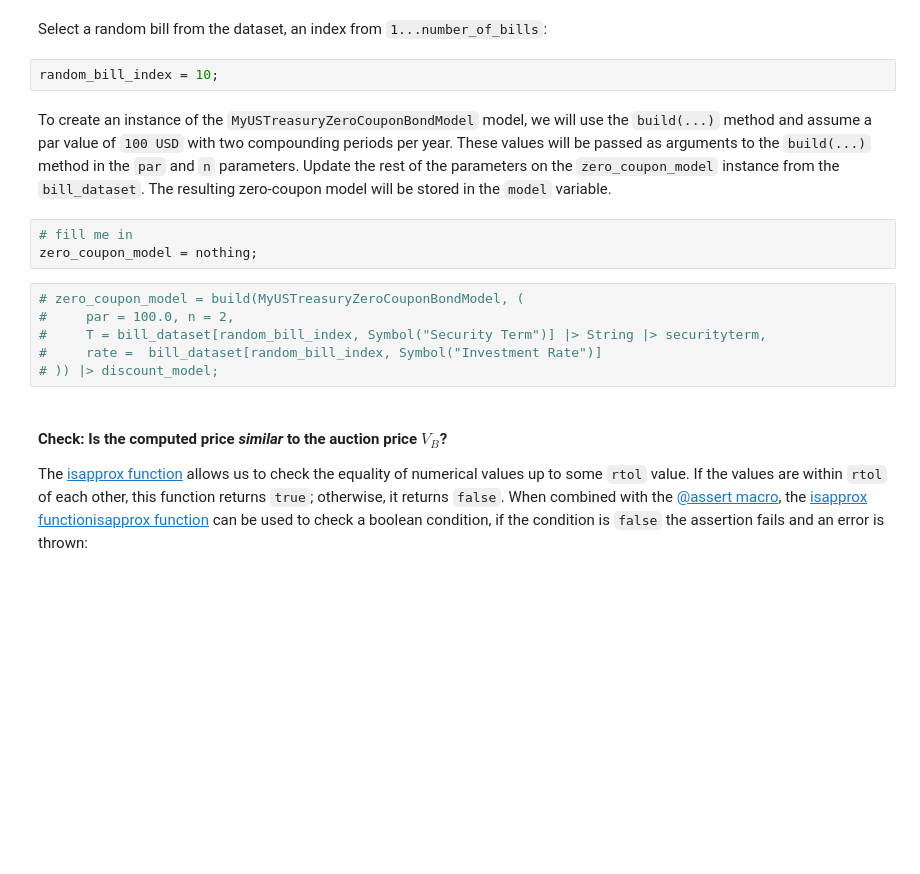
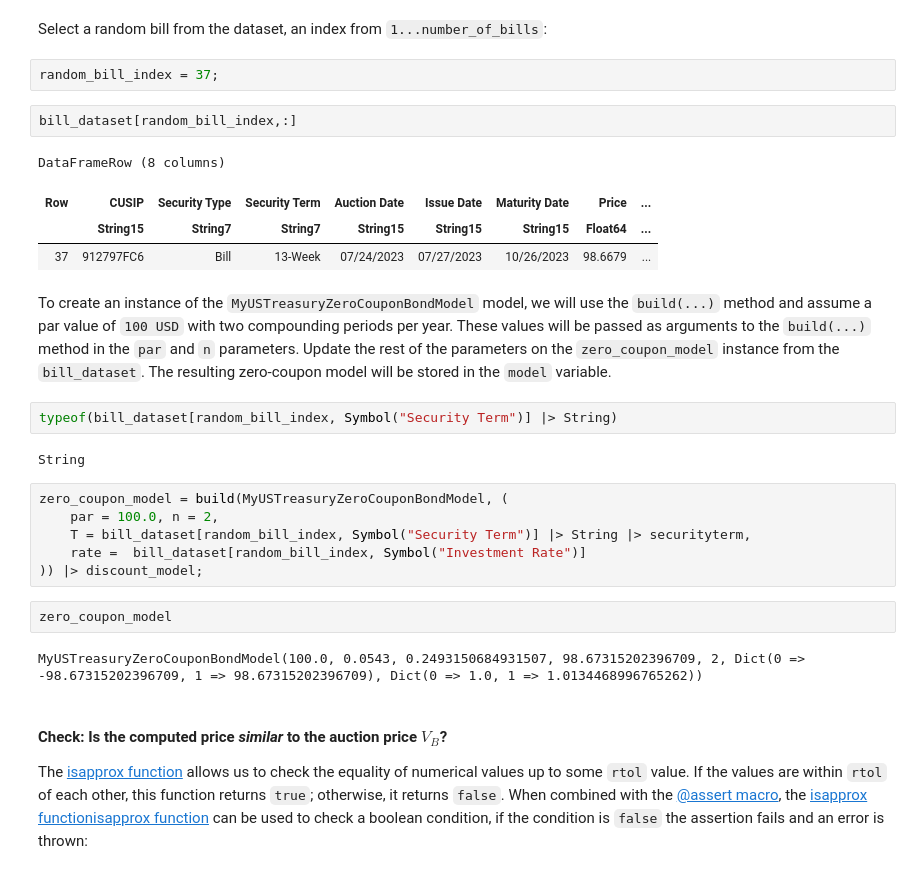
Before and after one commit to varnerlab/CHEME-5660-Labs-F23, a Jupyter notebook: CHEME-5660-L5b-FixedIncomeRisk.ipynb, the cells around one changed output. Saved outputs shown, nothing was run; the diff lists cells and outputs as text; blank space fills up the shorter version.

```diff
--- a/CHEME-5660-L5b-FixedIncomeRisk.ipynb
+++ b/CHEME-5660-L5b-FixedIncomeRisk.ipynb
@@ -139,18 +150,30 @@ There are 96 T-bills in the bill dataset
 # %% [markdown]
 Select a random bill from the dataset, an index from `1...number_of_bills`:
 # %%
-random_bill_index = 10;
+random_bill_index = 37;
+# %%
+bill_dataset[random_bill_index,:]
+# %% [output]
+DataFrameRow (8 columns)
+| Row | CUSIP | Security Type | Security Term | Auction Date | Issue Date | Maturity Date | Price | ... |
+|  | String15 | String7 | String7 | String15 | String15 | String15 | Float64 | ... |
+| 37 | 912797FC6 | Bill | 13-Week | 07/24/2023 | 07/27/2023 | 10/26/2023 | 98.6679 | ... |
 # %% [markdown]
 To create an instance of the `MyUSTreasuryZeroCouponBondModel` model, we will use the `build(...)` method and assume a par value of `100 USD` with two compounding periods per year. These values will be passed as arguments to the `build(...)` method in the `par` and `n` parameters. Update the rest of the  parameters on the `zero_coupon_model` instance from the `bill_dataset`. The resulting zero-coupon model will be stored in the `model` variable.
-# %%
-# fill me in
-zero_coupon_model = nothing;
+# %%
+typeof(bill_dataset[random_bill_index, Symbol("Security Term")] |> String)
+# %% [output]
+String
 # %%
-# zero_coupon_model = build(MyUSTreasuryZeroCouponBondModel, (
-#     par = 100.0, n = 2,
-#     T = bill_dataset[random_bill_index, Symbol("Security Term")] |> String |> securityterm,
-#     rate =  bill_dataset[random_bill_index, Symbol("Investment Rate")]
-# )) |> discount_model;
+zero_coupon_model = build(MyUSTreasuryZeroCouponBondModel, (
+    par = 100.0, n = 2,
+    T = bill_dataset[random_bill_index, Symbol("Security Term")] |> String |> securityterm,
+    rate =  bill_dataset[random_bill_index, Symbol("Investment Rate")]
+)) |> discount_model;
+# %%
+zero_coupon_model
+# %% [output]
+MyUSTreasuryZeroCouponBondModel(100.0, 0.0543, 0.2493150684931507, 98.67315202396709, 2, Dict(0 => -98.67315202396709, 1 => 98.67315202396709), Dict(0 => 1.0, 1 => 1.0134468996765262))
 # %% [markdown]
 #### Check: Is the computed price _similar_ to the auction price $V_{B}$?
 The [isapprox function](https://docs.julialang.org/en/v1/base/math/#Base.isapprox) allows us to check the equality of numerical values up to some `rtol` value. If the values are within `rtol` of each other, this function returns `true`; otherwise, it returns `false`. When combined with the [@assert macro](https://docs.julialang.org/en/v1/base/base/#Base.@assert), the [isapprox function](https://docs.julialang.org/en/v1/base/math/#Base.isapprox)[isapprox function](https://docs.julialang.org/en/v1/base/math/#Base.isapprox) can be used to check a boolean condition, if the condition is `false` the assertion fails and an error is thrown:
```
Also changed, not shown: parts of 18 cells of this notebook, 2 other files.
